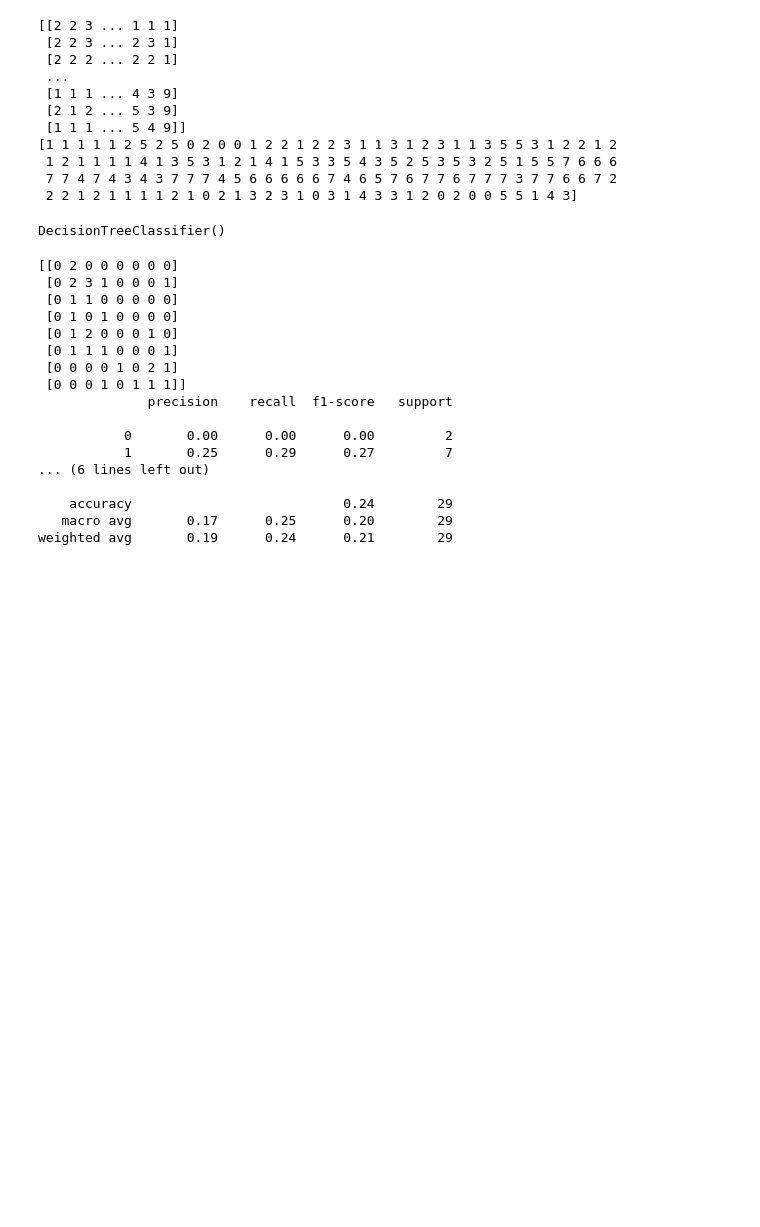
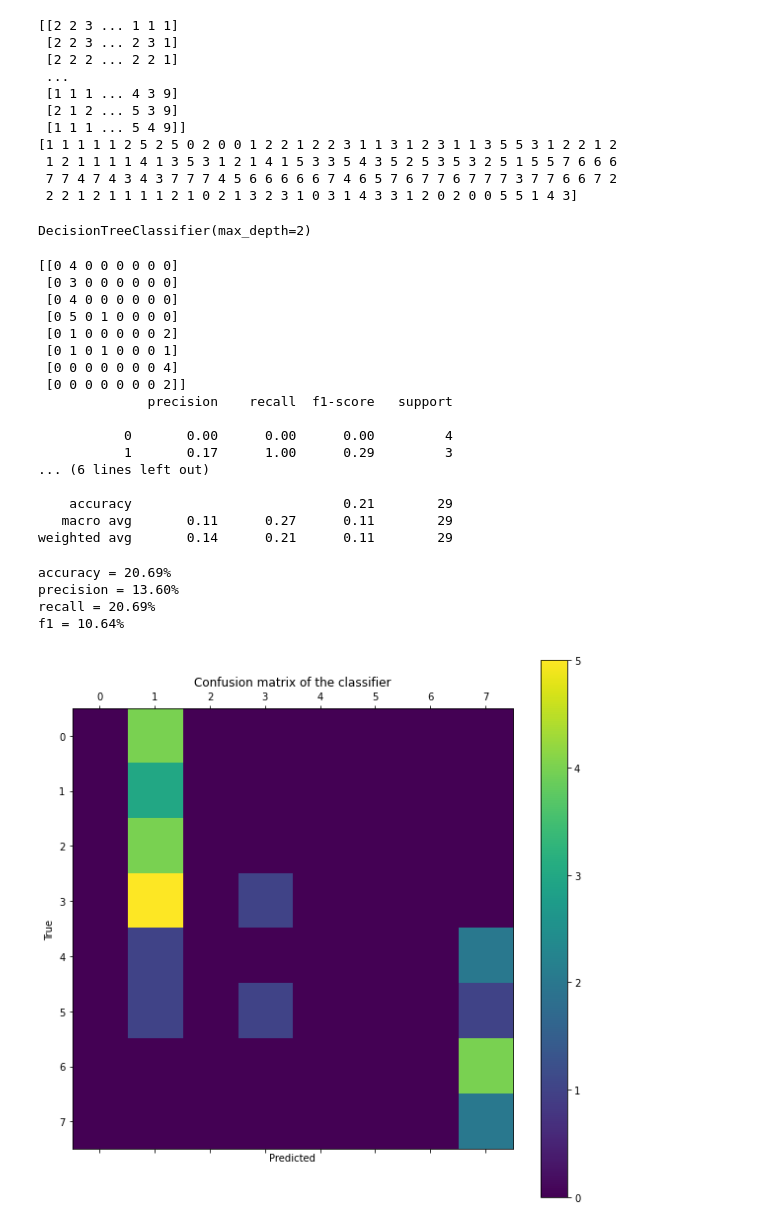
Before and after one commit to Nethmini-Bandara/student_evalution_analysis_scikit-learn, a Jupyter notebook: student_evaluation_decision_tree_classification.ipynb, the cells around one changed output. Cells and saved outputs as stored; diff of their text form; code cells hidden in the pictures; blank space fills up the shorter version.

```diff
--- a/student_evaluation_decision_tree_classification.ipynb
+++ b/student_evaluation_decision_tree_classification.ipynb
@@ -52,30 +54,65 @@ scaler.fit(X_train)
 X_train = scaler.transform(X_train)
 X_test = scaler.transform(X_test)
 # %%
-classifier = DecisionTreeClassifier()
+classifier = DecisionTreeClassifier( max_depth=2)
 classifier.fit(X_train,y_train)
 # %% [output]
-DecisionTreeClassifier()
+DecisionTreeClassifier(max_depth=2)
 # %%
 y_predict = classifier.predict(X_test)
 # %%
 print(confusion_matrix(y_test,y_predict))
 print(classification_report(y_test, y_predict))
 # %% [output]
-[[0 2 0 0 0 0 0 0]
- [0 2 3 1 0 0 0 1]
- [0 1 1 0 0 0 0 0]
- [0 1 0 1 0 0 0 0]
- [0 1 2 0 0 0 1 0]
- [0 1 1 1 0 0 0 1]
- [0 0 0 0 1 0 2 1]
- [0 0 0 1 0 1 1 1]]
+[[0 4 0 0 0 0 0 0]
+ [0 3 0 0 0 0 0 0]
+ [0 4 0 0 0 0 0 0]
+ [0 5 0 1 0 0 0 0]
+ [0 1 0 0 0 0 0 2]
+ [0 1 0 1 0 0 0 1]
+ [0 0 0 0 0 0 0 4]
+ [0 0 0 0 0 0 0 2]]
               precision    recall  f1-score   support
 
-           0       0.00      0.00      0.00         2
-           1       0.25      0.29      0.27         7
+           0       0.00      0.00      0.00         4
+           1       0.17      1.00      0.29         3
 ... (6 lines left out)
 
-    accuracy                           0.24        29
-   macro avg       0.17      0.25      0.20        29
-weighted avg       0.19      0.24      0.21        29
+    accuracy                           0.21        29
+   macro avg       0.11      0.27      0.11        29
+weighted avg       0.14      0.21      0.11        29
+# %%
+def get_metrics(y_test, y_predict):
+    accuracy = accuracy_score(y_test, y_predict)
+    precision = precision_score(y_test, y_predict, average='weighted')
+    recall = recall_score(y_test, y_predict, average='weighted')
+    f1 = f1_score(y_test, y_predict, average='weighted')
+    return accuracy, precision, recall, f1
+
+accuracy, precision, recall, f1 = get_metrics(y_test, y_predict)
+
+print("accuracy = %.2f%% \nprecision = %.2f%% \nrecall = %.2f%% \nf1 = %.2f%%" % (accuracy * 100, precision * 100, recall * 100, f1 * 100))
+# %% [output]
+accuracy = 20.69%
+precision = 13.60%
+recall = 20.69%
+f1 = 10.64%
+# %%
+from sklearn.metrics import confusion_matrix
+
+labels = ['0', '1', '2', '3', '4', '5', '6', '7']
+cm = confusion_matrix(y_test, y_predict)
+# print(cm)
+
+fig = plt.figure(figsize = (10,10))
+ax = fig.add_subplot(111)
+cax = ax.matshow(cm)
+plt.title('Confusion matrix of the classifier')
+fig.colorbar(cax)
+ax.set_xticklabels([''] + labels)
+ax.set_yticklabels([''] + labels)
+plt.xlabel('Predicted')
+plt.ylabel('True')
+plt.show()
+# %% [output]
+[figure, added]
```
Also changed, not shown: parts of 14 cells of this notebook, 6 other files.
